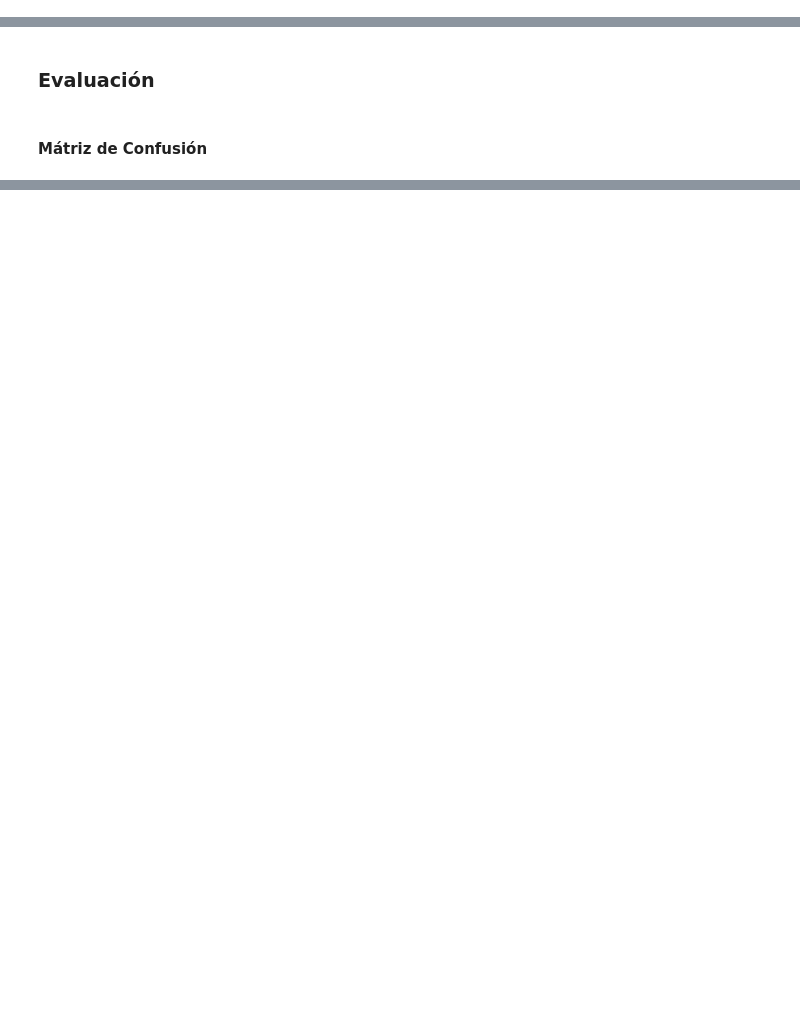
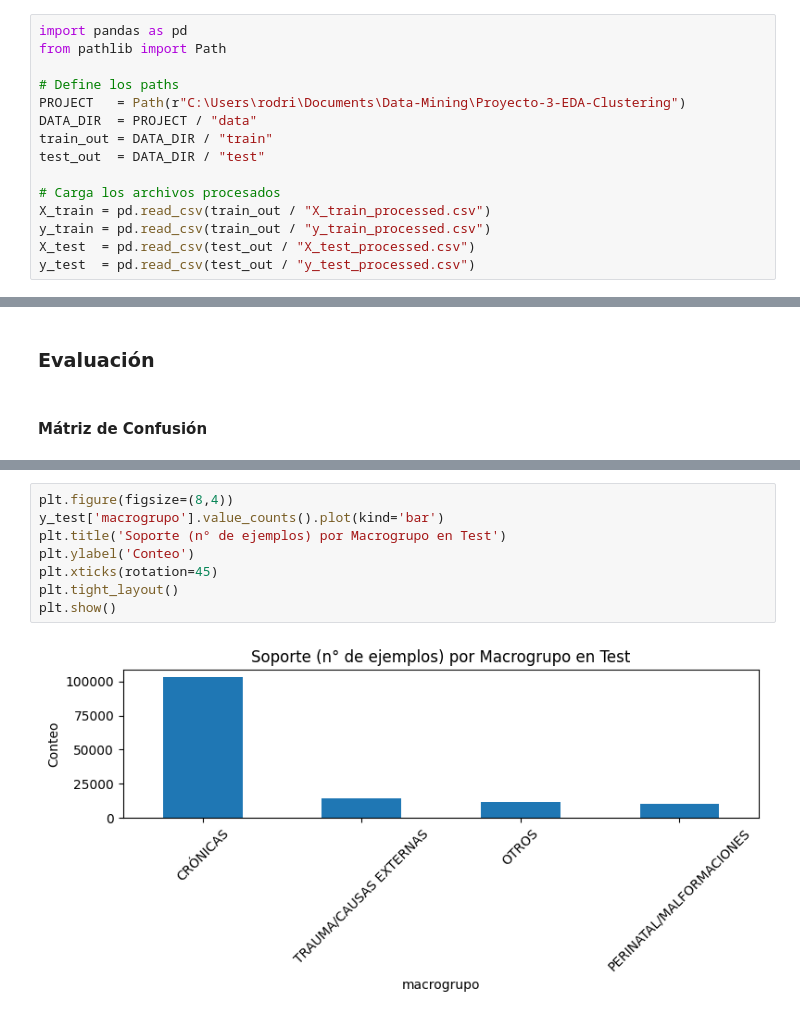
Before and after one commit to Anaru03/Proyecto-3-EDA-Clustering, a Jupyter notebook: reports/Modelado/Modelación.ipynb, the cells around one changed output, grey strips where cells are left out. Drawn from its saved outputs; the diff is of its cells as text; blank space fills up the shorter version.

```diff
--- a/reports/Modelado/Modelación.ipynb
+++ b/reports/Modelado/Modelación.ipynb
@@ -130,0 +598,15 @@ y_test .to_frame(name="Caudef") .to_csv(os.path.join(DATA_DIR, "test" , "y_test.
+# %%
+import pandas as pd
+from pathlib import Path
+
+# Define los paths
+PROJECT   = Path(r"C:\Users\rodri\Documents\Data-Mining\Proyecto-3-EDA-Clustering")
+DATA_DIR  = PROJECT / "data"
+train_out = DATA_DIR / "train"
+test_out  = DATA_DIR / "test"
+
+# Carga los archivos procesados
+X_train = pd.read_csv(train_out / "X_train_processed.csv")
+y_train = pd.read_csv(train_out / "y_train_processed.csv")
+X_test  = pd.read_csv(test_out / "X_test_processed.csv")
+y_test  = pd.read_csv(test_out / "y_test_processed.csv")
@@ -1424,0 +1141,10 @@ Esto  permite enfocar futuros esfuerzos en **reducir errores** donde más import
+# %%
+plt.figure(figsize=(8,4))
+y_test['macrogrupo'].value_counts().plot(kind='bar')
+plt.title('Soporte (n° de ejemplos) por Macrogrupo en Test')
+plt.ylabel('Conteo')
+plt.xticks(rotation=45)
+plt.tight_layout()
+plt.show()
+# %% [output]
+[figure, added]
```
Also changed, not shown: parts of 146 cells of this notebook, 1 other file.
